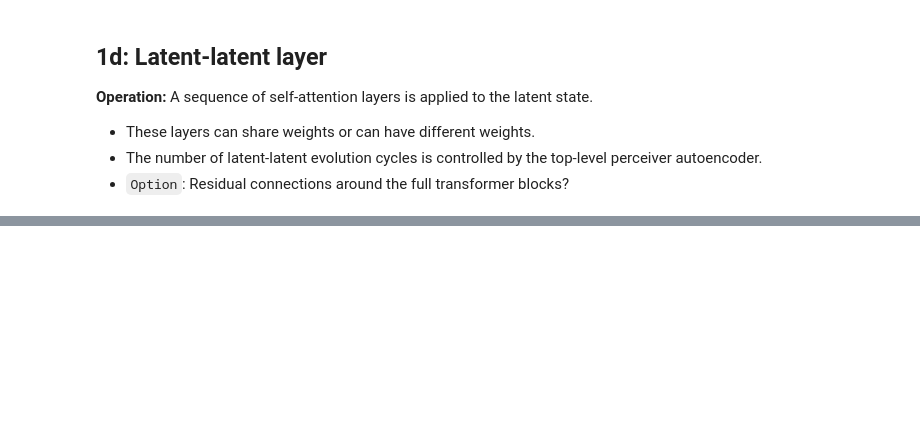
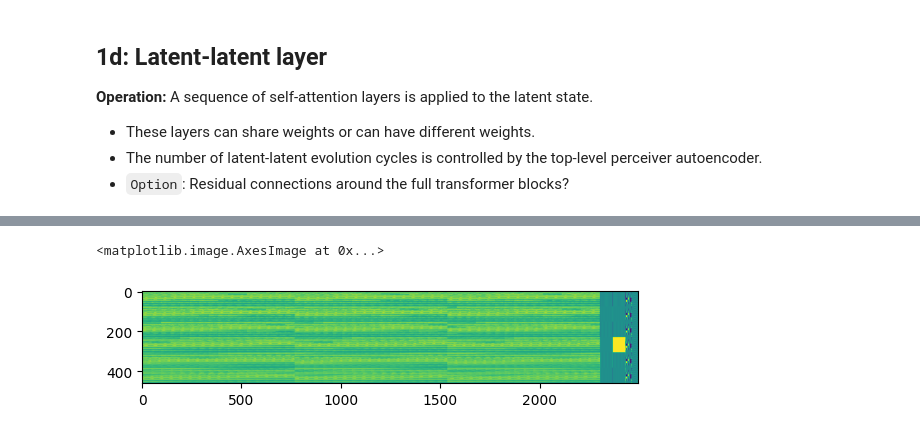
Before and after one commit to amanb2000/Multimodal_Foundation, a Jupyter notebook: sketch/08_Perceiver_AE.ipynb, the cells around one changed output, grey strips where cells are left out. Saved outputs shown, nothing was run; the diff lists cells and outputs as text; code cells hidden in the pictures; blank space fills up the shorter version.

```diff
--- a/sketch/08_Perceiver_AE.ipynb
+++ b/sketch/08_Perceiver_AE.ipynb
@@ -684,0 +836,11 @@ class PerceiverAE(keras.Model):
+# %%
+patch_coded_element = None
+
+for element in FlatCodedPatchedSet:
+	patch_coded_element = element
+	break
+# %%
+plt.imshow(patch_coded_element[0,:,:])
+# %% [output]
+<matplotlib.image.AxesImage at 0x...>
+[figure, added]
```
Also changed, not shown: parts of 18 cells of this notebook.
